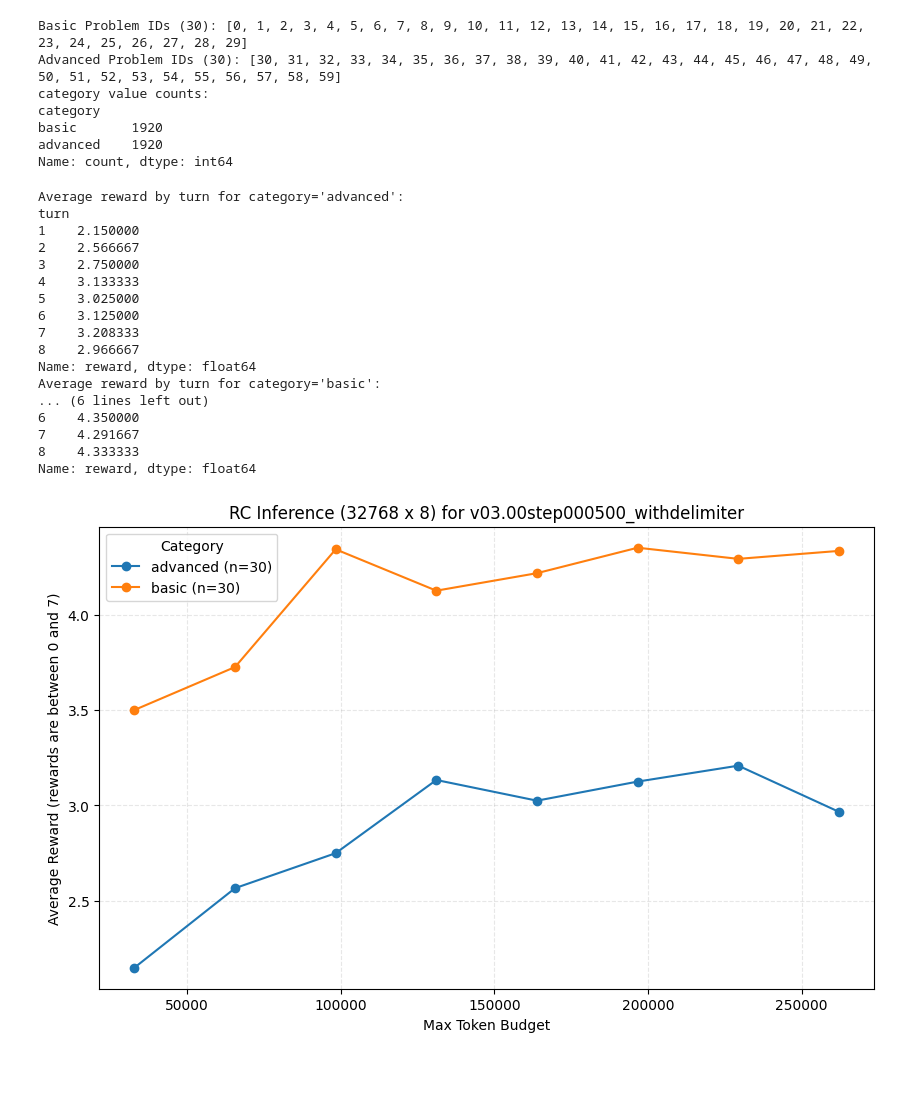
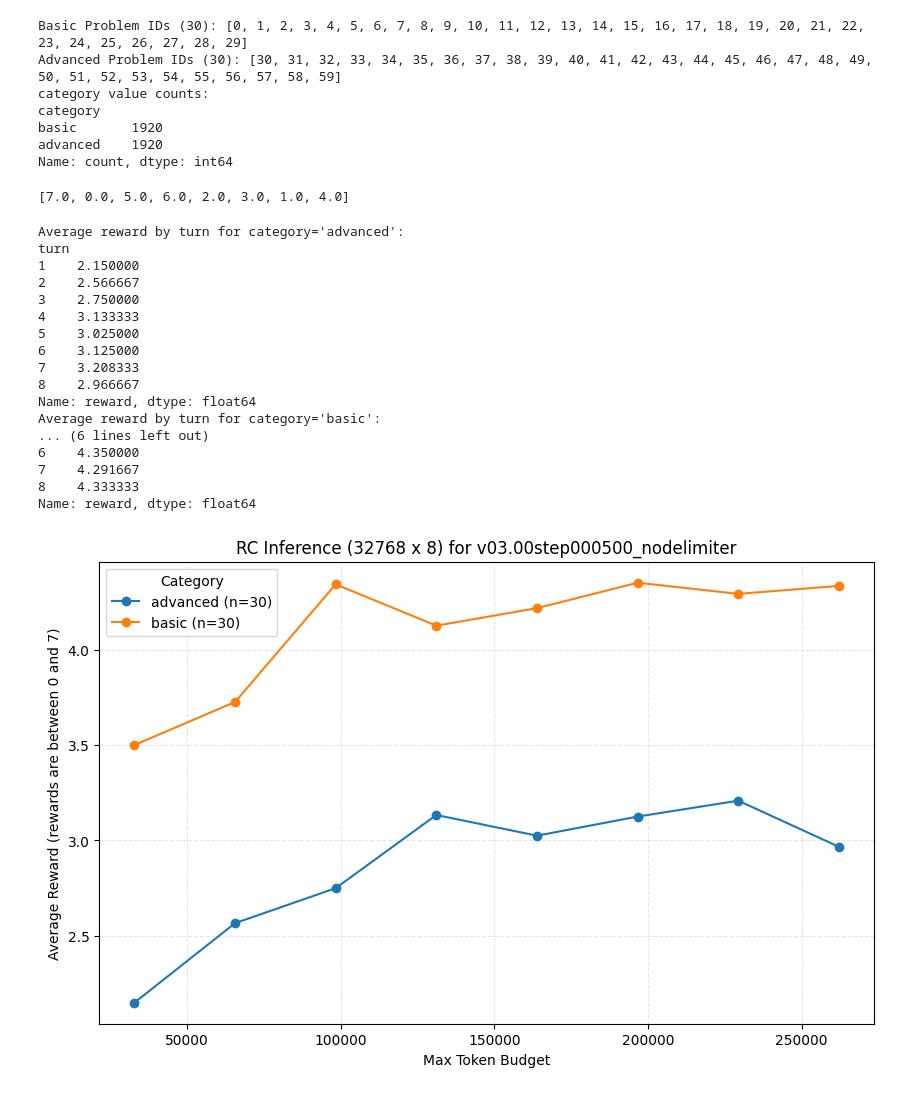
Before and after one commit to ars22/pipeline-rl, a Jupyter notebook: analysis/analyze_rc_stream.ipynb, the cells around one changed output. Saved outputs shown, nothing was run; the diff lists cells and outputs as text; code cells hidden in the pictures.

```diff
--- a/analysis/analyze_rc_stream.ipynb
+++ b/analysis/analyze_rc_stream.ipynb
@@ -13,6 +14,7 @@ import matplotlib.pyplot as plt
 # file_path = "/root/results/imoproofbench_n1_t8_l32k2k_v03.00step000500_withdelimiter_1767584730/streams/actor_test/0/0/0.jsonl"
 # Each line is a JSON list, merge all into one list, then make a DataFrame from the merged list of dicts
 file_path = "/root/results/imoproofbench_n4_t8_l32k2k_v03.00step000500_withdelimiter_1767594169/streams/actor_test/0/0/0.jsonl"
+# file_path = "/root/results/imoproofbench_n4_t8_l32k2k_v03.00step000500_nodelimiter_1767628100/streams/actor_test/0/0/0.jsonl"
 import json
 
 all_items = []
@@ -34,9 +36,32 @@ with open(file_path, "r") as f:
 
 df = pd.DataFrame(all_items)
 
+
+
+
+from datasets import load_dataset
+
+# Load the hf-imo-colab/IMOBench-ProofBench dataset from the HuggingFace Hub
+imobench_dataset = load_dataset("hf-imo-colab/IMOBench-ProofBench")
+
+# Assign problem_id in imobench_dataset["train"] using the integer from question_id suffix
+imobench_dataset["train"] = imobench_dataset["train"].map(
+    lambda x: {**x, "problem_id": int(x["question_id"].split('-')[-1]) - 1 if "basic" in x["question_id"].lower() else int(x["question_id"].split('-')[-1]) - 1 + 30}
+)
+
+import pandas as pd
+
+# Convert the HuggingFace dataset split to a DataFrame if not already one
+imobench_train_df = imobench_dataset["train"].to_pandas()
+
+# Merge df and imobench_train_df on "problem_id"
+# Suffixes help distinguish any overlapping columns (optional)
+merged_df = pd.merge(df, imobench_train_df, on="problem_id", suffixes=("_rc", "_imobench"))
+
+df = merged_df.copy()
+
 print(f"Loaded {len(df)} rows")
 print(f"Dataframe shape: {df.shape}")
 print(f"Columns: {df.columns.tolist()}")
-# print(df.head())
 # %% [output]
 Loaded 3840 rows
@@ -63,6 +88,7 @@ def problem_category(problem_id):
         return "other"
 
 df["category"] = df["problem_id"].apply(problem_category)
+df["reward"] = df["reward"] * 7.
 print(f"category value counts:\n{df['category'].value_counts()}")
 # %% [output]
 Basic Problem IDs (30): [0, 1, 2, 3, 4, 5, 6, 7, 8, 9, 10, 11, 12, 13, 14, 15, 16, 17, 18, 19, 20, 21, 22, 23, 24, 25, 26, 27, 28, 29]
@@ -72,6 +98,10 @@ category
 basic       1920
 advanced    1920
 Name: count, dtype: int64
+# %%
+df['reward'].unique().tolist()
+# %% [output]
+[7.0, 0.0, 5.0, 6.0, 2.0, 3.0, 1.0, 4.0]
 # %%
 # Add prompt_text by removing output_text from text
 if "prompt_text" not in df.columns and "text" in df.columns and "output_text" in df.columns:
@@ -86,7 +116,7 @@ if "prompt_text" not in df.columns and "text" in df.columns and "output_text" in
 import matplotlib.pyplot as plt
 
 per_turn_token_budget = 32768
-model_name = "v03.00step000500_withdelimiter"
+model_name = "v03.00step000500_nodelimiter"
 
 # Filter for turn_type == "reasoning"
 reasoning_df = df[df["turn_type"] == "reasoning"].copy()
@@ -103,33 +133,33 @@ plt.figure(figsize=(10, 6))
 # Plot for each category
 for cat, subdf in reasoning_df.groupby("category"):
     # Group by 'turn' and compute the mean reward for this category
-    grouped_turns = subdf.groupby("turn")["reward"].mean() * 7.
+    grouped_turns = subdf.groupby("turn")["reward"].mean()
     plt.plot(grouped_turns.index * per_turn_token_budget, grouped_turns.values, marker='o', label=f"{cat} (n={subdf['problem_id'].nunique()})")
     print(f"Average reward by turn for category='{cat}':")
     print(grouped_turns)
 
 plt.xlabel("Max Token Budget")
 plt.ylabel("Average Reward (rewards are between 0 and 7)")
 plt.title(f"RC Inference ({per_turn_token_budget} x {reasoning_df['turn'].max()}) for {model_name}")
 plt.legend(title="Category")
 plt.grid(True, alpha=0.3, linestyle='--')
 plt.show()
 # %% [output]
 Average reward by turn for category='advanced':
 turn
 1    2.150000
 2    2.566667
 3    2.750000
 4    3.133333
 5    3.025000
 6    3.125000
 7    3.208333
 8    2.966667
 Name: reward, dtype: float64
 Average reward by turn for category='basic':
 ... (6 lines left out)
 6    4.350000
 7    4.291667
 8    4.333333
 Name: reward, dtype: float64
-[figure, old version]
+[figure, new version]
```
Also changed, not shown: parts of 12 cells of this notebook, 3 other files.
